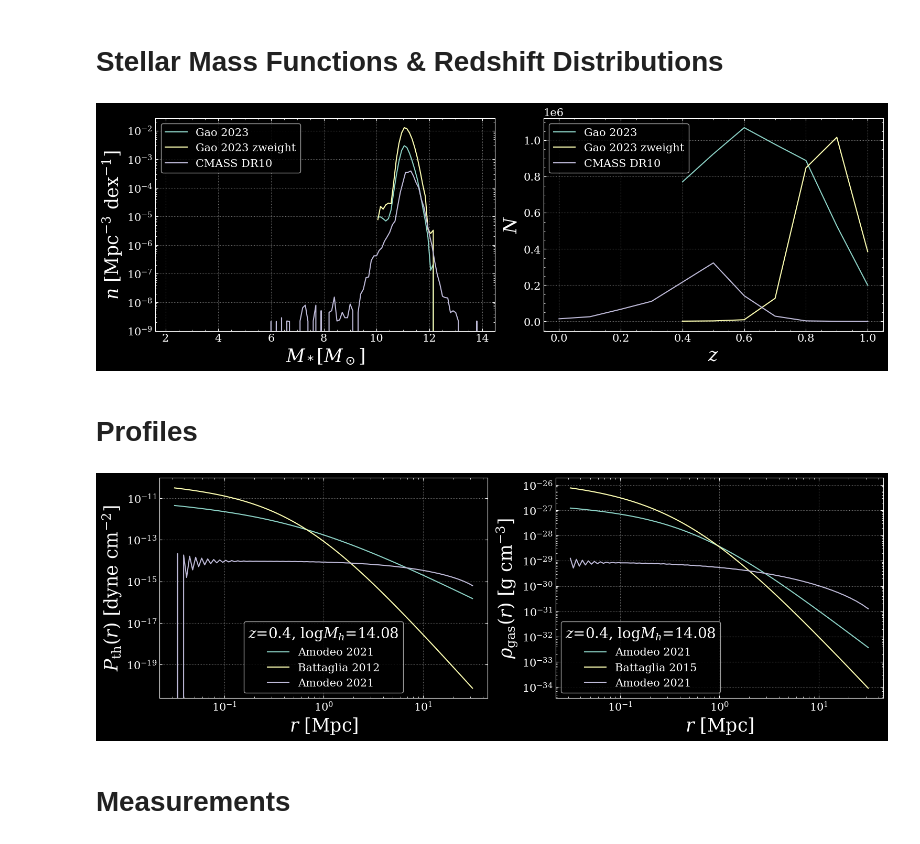
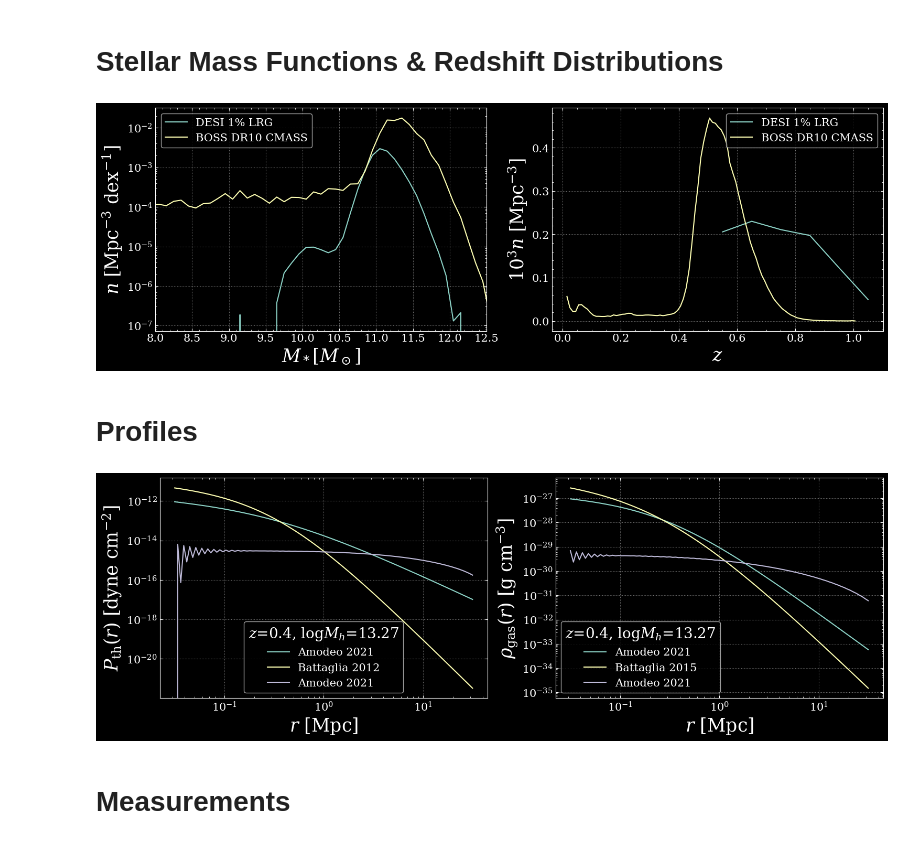
Before and after one commit to chadpopik/CAPPIBARAS, a Jupyter notebook: Intro.ipynb, the cells around one changed output. Cells and saved outputs as stored; diff of their text form; code cells hidden in the pictures.

```diff
--- a/Intro.ipynb
+++ b/Intro.ipynb
@@ -90,24 +97,20 @@ del sys.modules['Models.SMFs']  # Clear the cache to avoid conflicts
 import Models.SMFs as SMFs
 # %%
 fig, axs = plt.subplots(1, 2, figsize=(15, 5), layout='constrained')
-axs[0].set(xlabel=r'$M_* [M_\odot]$', ylabel=r'$n$ [Mpc$^{-3}$ dex$^{-1}$]', yscale='log')
-axs[1].set(xlabel=r'$z$', ylabel=r'$N$')
+axs[0].set(xlabel=r'$M_* [M_\odot]$', ylabel=r'$n$ [Mpc$^{-3}$ dex$^{-1}$]', yscale='log', xlim=(8, 12.5))
+axs[1].set(xlabel=r'$z$', ylabel=r'$10^3 n$ [Mpc$^{-3}$]')
 
-Gao = SMFs.Gao2023({'zbin':'bin_4', 'sample':'LRG', 'hemisphere':'combined', 'zweight':'False'})
-axs[0].plot(np.log10(Gao.mstars), np.sum(Gao.SMF(**initpar), axis=0), label='Gao 2023')
-axs[1].plot(Gao.zs, np.sum(Gao.gdist(**initpar), axis=1), label='Gao 2023')
-
-Gaoz = SMFs.Gao2023({'zbin':'bin_4', 'sample':'LRG', 'hemisphere':'combined', 'zweight':'True'})
-axs[0].plot(np.log10(Gaoz.mstars), np.sum(Gaoz.SMF(**initpar), axis=0), label='Gao 2023 zweight')
-axs[1].plot(Gaoz.zs, np.sum(Gaoz.gdist(**initpar), axis=1), label='Gao 2023 zweight')
+desi = SMFs.DESI1Percent({'sample':'LRG', 'hemisphere':'combined'})
+axs[0].plot(desi.logmstar, np.sum(desi.dndlogmstar(**initpar), axis=0), label='DESI 1% LRG')
+axs[1].plot(desi.z[1:], np.trapz(desi.dndlogmstar(**initpar)[1:], desi.logmstar)*1e3, label='DESI 1% LRG')
 
 cmass = SMFs.DR10CMASS({'group':'portsmouth', 'template':'passive', 'IMF':'krou'})
-axs[0].plot(np.log10(cmass.mstars), np.sum(cmass.SMF(**initpar)[3:], axis=0), label='CMASS DR10')
-axs[1].plot(cmass.zs, np.sum(cmass.gdist(**initpar), axis=1), label='CMASS DR10')
+axs[0].plot(cmass.logmstar, np.sum(cmass.dndlogmstar(**initpar), axis=0), label='BOSS DR10 CMASS')
+axs[1].plot(cmass.z[1:], np.trapz(cmass.dndlogmstar(**initpar)[1:], cmass.logmstar)*1e3, label='BOSS DR10 CMASS')
 
 axs[0].legend(), axs[1].legend(); plt.show()
 # %% [output]
-[figure, old version]
+[figure, new version]
 # %% [markdown]
 # Profiles
 # %%
@@ -120,30 +123,31 @@ axs[0].set(ylabel=r'$P_\text{th}(r)$ [dyne cm$^{-2}$]', xlabel=r'$r$ [Mpc]')
 axs[1].set(ylabel=r'$\rho_\text{gas}(r)$ [g cm$^{-3}]$', xlabel=r'$r$ [Mpc]')
 
 rs = np.logspace(-1.5, 1.5, 100)
-mshalo = np.logspace(10, 15, 50)
+logmshalo = np.linspace(10, 14, 50)
 zs = np.linspace(0.4, 1.1, 10)
 
-AmodeoPth = Profiles.Amodeo2021({'model':'GNFW'}).Pth1h(rs, zs, mshalo, rhoc_func, r200c_func, **initpar)
-Amodeorho = Profiles.Amodeo2021({'model':'GNFW'}).rho1h(rs, zs, mshalo, rhoc_func, r200c_func, **initpar)
+AmodeoPth = Profiles.Amodeo2021({'model':'GNFW'}).Pth1h(rs, zs, logmshalo, rhoc_func, r200c_func, **initpar)
+Amodeorho = Profiles.Amodeo2021({'model':'GNFW'}).rho1h(rs, zs, logmshalo, rhoc_func, r200c_func, **initpar)
 axs[0].loglog(rs, AmodeoPth()[:, 0, 40], label='Amodeo 2021')
 axs[1].loglog(rs, Amodeorho()[:, 0, 40], label='Amodeo 2021')
-Battaglia2012 = Profiles.Battaglia2012({'model':'B12'}).Pth1h(rs, zs, mshalo, rhoc_func, r200c_func, **initpar)
+
+Battaglia2012 = Profiles.Battaglia2012({'model':'B12'}).Pth1h(rs, zs, logmshalo, rhoc_func, r200c_func, **initpar)
 axs[0].loglog(rs, Battaglia2012()[:, 0, 40], label='Battaglia 2012')
-Battaglia2015 = Profiles.Battaglia2015({'model':'AGN'}).rho1h(rs, zs, mshalo, rhoc_func, r200c_func, **initpar)
+Battaglia2015 = Profiles.Battaglia2015({'model':'AGN'}).rho1h(rs, zs, logmshalo, rhoc_func, r200c_func, **initpar)
 axs[1].loglog(rs, Battaglia2015()[:, 0, 40], label='Battaglia 2015')
 
 hmfccl = HMFs.pyccl({'mdef':'200c', 'mfunc':'Tinker08', 'hbias':'Tinker10'})
-AmodeoPth2h = Profiles.Amodeo2021({'model':'GNFW'}).Pth2h(rs, zs, mshalo, rhoc_func, r200c_func, hmfccl.Plin, hmfccl.bh, hmfccl.HMF,**initpar)
+AmodeoPth2h = Profiles.Amodeo2021({'model':'GNFW'}).Pth2h(rs, zs, logmshalo, rhoc_func, r200c_func, hmfccl.Plin, hmfccl.bh, hmfccl.HMF,**initpar)
 axs[0].loglog(rs, AmodeoPth2h()[:, 0, 40], label='Amodeo 2021')
-Amodeorho2h = Profiles.Amodeo2021({'model':'GNFW'}).rho2h(rs, zs, mshalo, rhoc_func, r200c_func, hmfccl.Plin, hmfccl.bh, hmfccl.HMF,**initpar)
+Amodeorho2h = Profiles.Amodeo2021({'model':'GNFW'}).rho2h(rs, zs, logmshalo, rhoc_func, r200c_func, hmfccl.Plin, hmfccl.bh, hmfccl.HMF,**initpar)
 axs[1].loglog(rs, Amodeorho2h()[:, 0, 40], label='Amodeo 2021')
 
 
-axs[0].legend(title=f'$z$={zs[0]}, log$M_h$={np.log10(mshalo[40]):.2f}')
-axs[1].legend(title=f'$z$={zs[0]}, log$M_h$={np.log10(mshalo[40]):.2f}')
+axs[0].legend(title=f'$z$={zs[0]}, log$M_h$={logmshalo[40]:.2f}')
+axs[1].legend(title=f'$z$={zs[0]}, log$M_h$={logmshalo[40]:.2f}')
 plt.show()
 # %% [output]
-[figure, old version]
+[figure, new version]
 # %% [markdown]
 # Measurements
 # %%
```
Also changed, not shown: parts of 5 cells of this notebook, 50 other files.
